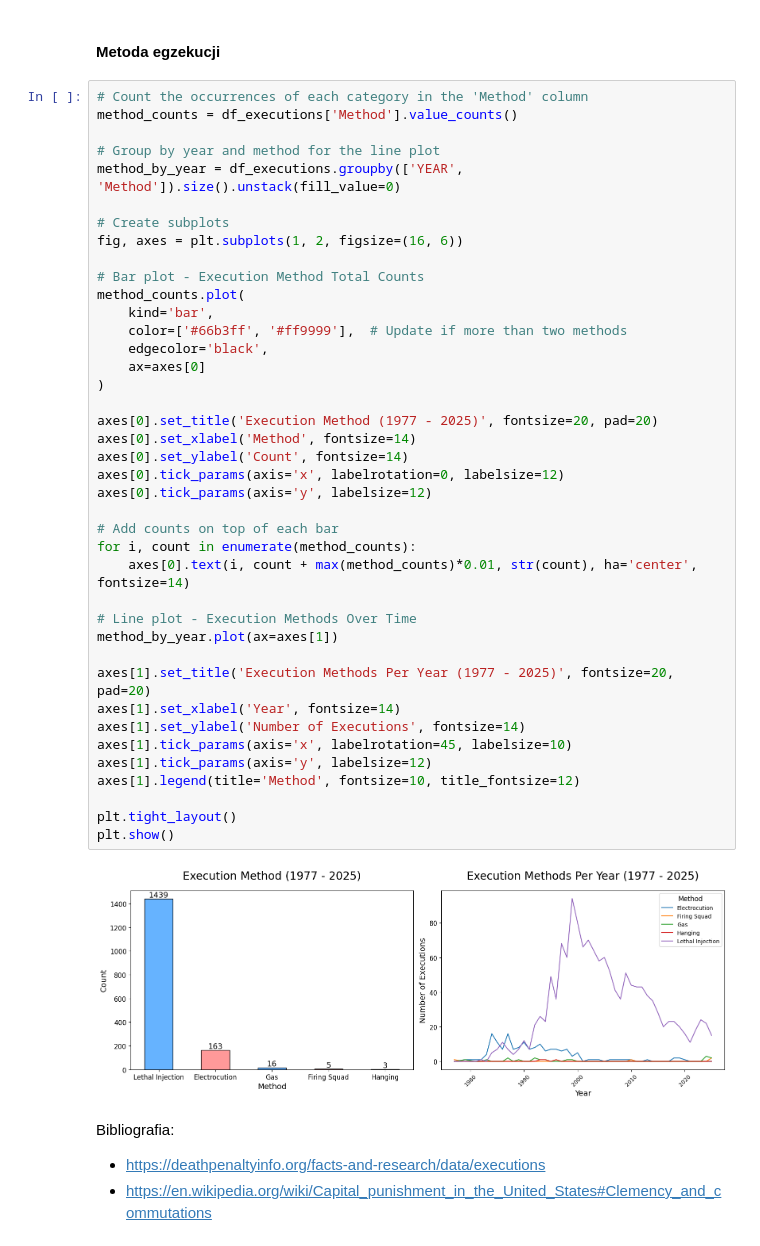
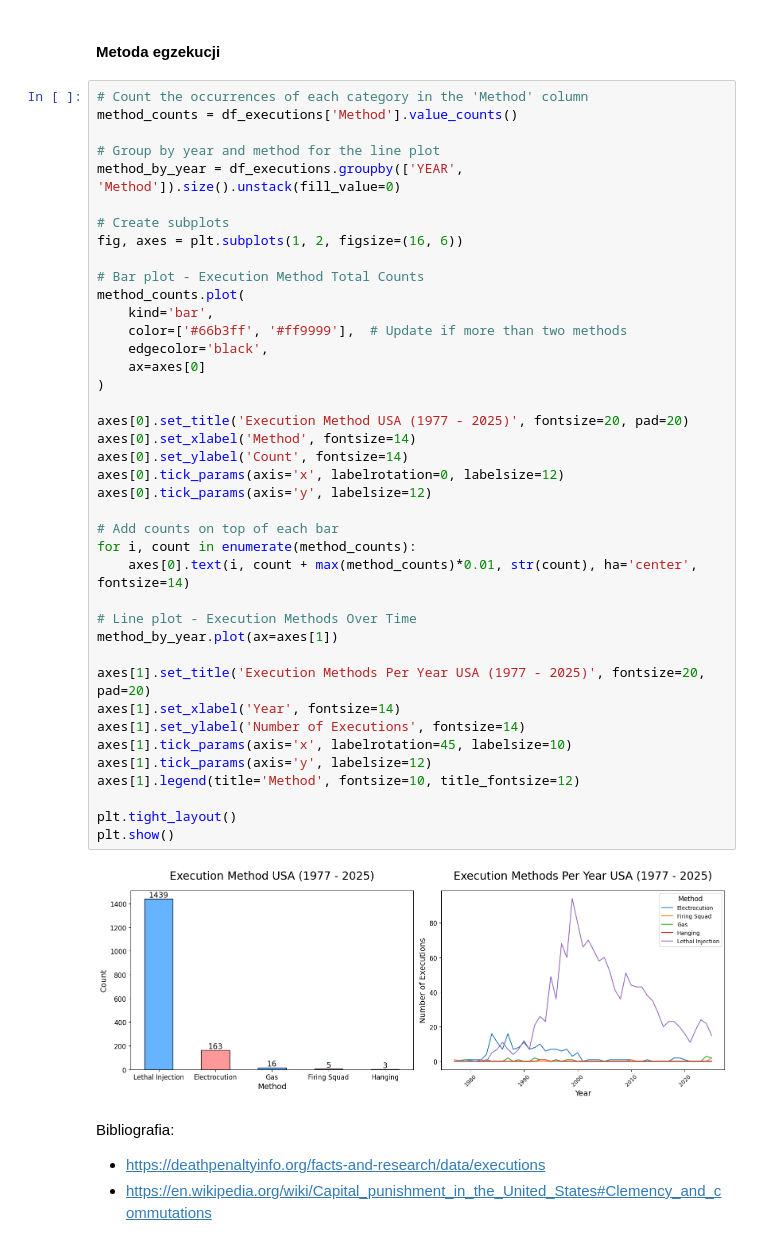
Before and after one commit to Clwmm/Projekt_Wizualizacje_2025, a Jupyter notebook: notebook.ipynb, the cells around one changed output. Cells and saved outputs as stored; diff of their text form.

```diff
--- a/notebook.ipynb
+++ b/notebook.ipynb
@@ -460,36 +460,36 @@ fig, axes = plt.subplots(1, 2, figsize=(16, 6))
 
 # Bar plot - Execution Method Total Counts
 method_counts.plot(
     kind='bar',
     color=['#66b3ff', '#ff9999'],  # Update if more than two methods
     edgecolor='black',
     ax=axes[0]
 )
 
-axes[0].set_title('Execution Method (1977 - 2025)', fontsize=20, pad=20)
+axes[0].set_title('Execution Method USA (1977 - 2025)', fontsize=20, pad=20)
 axes[0].set_xlabel('Method', fontsize=14)
 axes[0].set_ylabel('Count', fontsize=14)
 axes[0].tick_params(axis='x', labelrotation=0, labelsize=12)
 axes[0].tick_params(axis='y', labelsize=12)
 
 # Add counts on top of each bar
 for i, count in enumerate(method_counts):
     axes[0].text(i, count + max(method_counts)*0.01, str(count), ha='center', fontsize=14)
 
 # Line plot - Execution Methods Over Time
 method_by_year.plot(ax=axes[1])
 
-axes[1].set_title('Execution Methods Per Year (1977 - 2025)', fontsize=20, pad=20)
+axes[1].set_title('Execution Methods Per Year USA (1977 - 2025)', fontsize=20, pad=20)
 axes[1].set_xlabel('Year', fontsize=14)
 axes[1].set_ylabel('Number of Executions', fontsize=14)
 axes[1].tick_params(axis='x', labelrotation=45, labelsize=10)
 axes[1].tick_params(axis='y', labelsize=12)
 axes[1].legend(title='Method', fontsize=10, title_fontsize=12)
 
 plt.tight_layout()
 plt.show()
 # %% [output]
-[figure, old version]
+[figure, new version]
 # %% [markdown]
 Bibliografia:
 * https://deathpenaltyinfo.org/facts-and-research/data/executions
```
Also changed, not shown: parts of 4 cells of this notebook.
